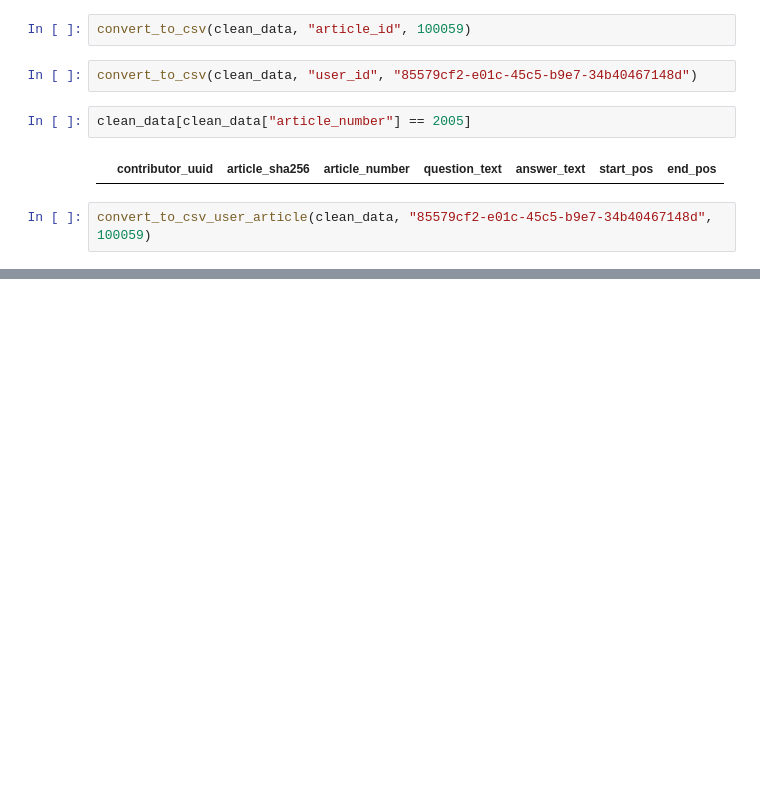
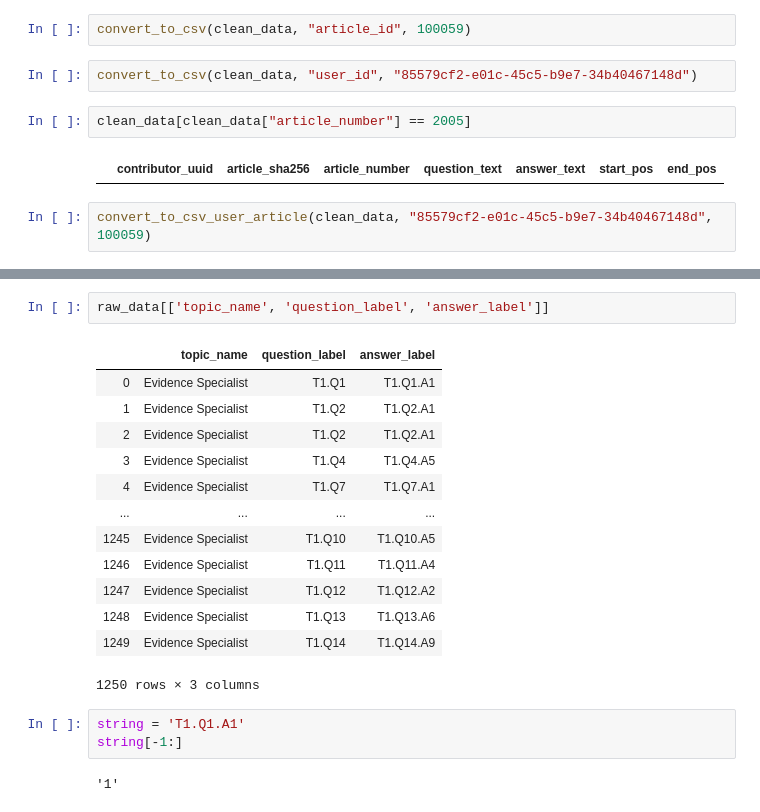
Before and after one commit to Goodly/pe-consensus-scoring, a Jupyter notebook: consensus_and_scoring/newsfeed/visualizations/DataHunt.ipynb, the cells around one changed output, grey strips where cells are left out. Drawn from its saved outputs; the diff is of its cells as text; blank space fills up the shorter version.

Commit message:
working on get_TopicQA func

```diff
--- a/consensus_and_scoring/newsfeed/visualizations/DataHunt.ipynb
+++ b/consensus_and_scoring/newsfeed/visualizations/DataHunt.ipynb
@@ -132,0 +145,21 @@ convert_to_csv_user_article(clean_data, "85579cf2-e01c-45c5-b9e7-34b40467148d",
+# %%
+raw_data[['topic_name', 'question_label', 'answer_label']]
+# %% [output]
+|  | topic_name | question_label | answer_label |
+| 0 | Evidence Specialist | T1.Q1 | T1.Q1.A1 |
+| 1 | Evidence Specialist | T1.Q2 | T1.Q2.A1 |
+| 2 | Evidence Specialist | T1.Q2 | T1.Q2.A1 |
+| 3 | Evidence Specialist | T1.Q4 | T1.Q4.A5 |
+| 4 | Evidence Specialist | T1.Q7 | T1.Q7.A1 |
+| ... | ... | ... | ... |
+| 1245 | Evidence Specialist | T1.Q10 | T1.Q10.A5 |
+| 1246 | Evidence Specialist | T1.Q11 | T1.Q11.A4 |
+| 1247 | Evidence Specialist | T1.Q12 | T1.Q12.A2 |
+| 1248 | Evidence Specialist | T1.Q13 | T1.Q13.A6 |
+| 1249 | Evidence Specialist | T1.Q14 | T1.Q14.A9 |
+1250 rows × 3 columns
+# %%
+string = 'T1.Q1.A1'
+string[-1:]
+# %% [output]
+'1'
```
Also changed, not shown: parts of 3 cells of this notebook.
